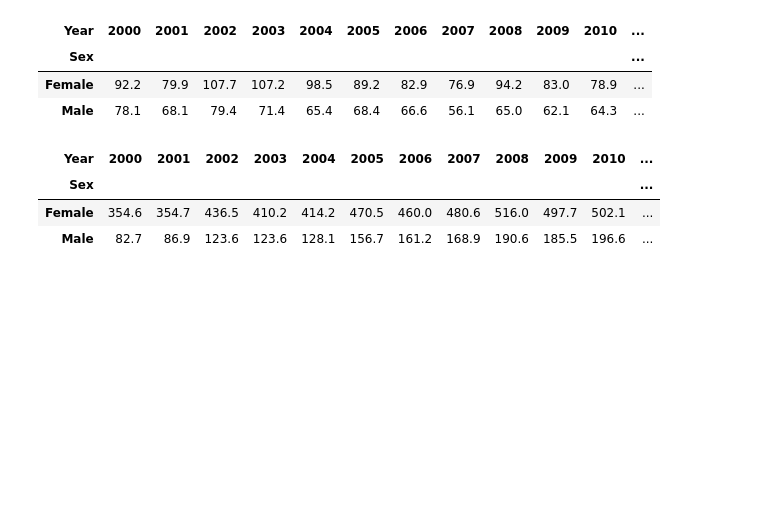
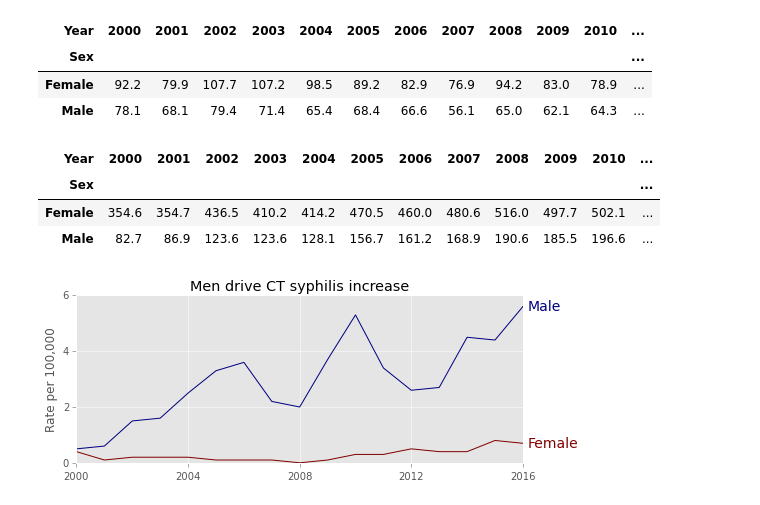
Before and after one commit to jakekara/cdc-preliminary-STD-2018, a Jupyter notebook: STDs CT versus US.ipynb, the cells around one changed output. Cells and saved outputs as stored; diff of their text form; code cells hidden in the pictures; blank space fills up the shorter version.

Commit message:
Added chart building stuff

```diff
--- a/STDs CT versus US.ipynb
+++ b/STDs CT versus US.ipynb
@@ -457,0 +416,39 @@ subg_timeline(sex[sex["Geography"] == "Connecticut"],subg_col="Sex",indicator='C
+# %%
+import matplotlib.pyplot as plt
+plt.style.use('ggplot')
+import matplotlib.ticker as mtick
+from matplotlib.ticker import MaxNLocator
+def make_chart(df,title="",labels=None,ylabel="Rate per 100,000",figsize=(6,3),
+              xticks=[2000,2017],ax=None,maxYticks=2):
+        ax = df.plot(figsize=figsize,ax=ax,colors=["maroon","navy"])
+        ax.tick_params(top=False,right=False)
+        ax.legend().remove()
+        ax.set_ylabel(ylabel)
+        ax.set_xlabel("")
+        ax.set_title(title)
+        ax.set_xticks(xticks)
+        ax.yaxis.set_major_locator(MaxNLocator(maxYticks))
+
+        fmt = '{x:,.0f}'
+        tick = mtick.StrMethodFormatter(fmt)
+        ax.yaxis.set_major_formatter(tick)
+
+        if labels is None:
+            labels = df.columns
+        for line, name in zip(ax.lines, labels):
+            y = line.get_ydata()[-1]
+            ax.annotate(name, xy=(1,y), xytext=(6,0), color=line.get_color(),
+                        xycoords = ax.get_yaxis_transform(), textcoords="offset points",
+                        size=14, va="center")
+
+make_chart(subg_timeline(sex[sex["Geography"] == "Connecticut"],
+                         subg_col="Sex",
+                         indicator='Primary and Secondary Syphilis').transpose(),
+           title="Men drive CT syphilis increase",
+           xticks=[2000,2004,2008,2012,2016],
+           figsize=(8,3),
+           maxYticks=3
+          )
+plt.savefig("syphilis-gender-ct.png",bbox_inches='tight')
+# %% [output]
+[figure, added]
```
Also changed, not shown: parts of 11 cells of this notebook.
